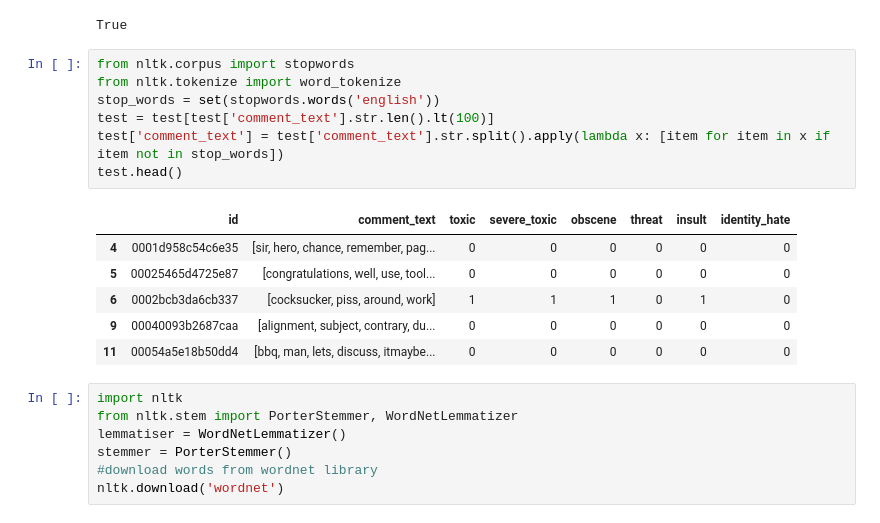
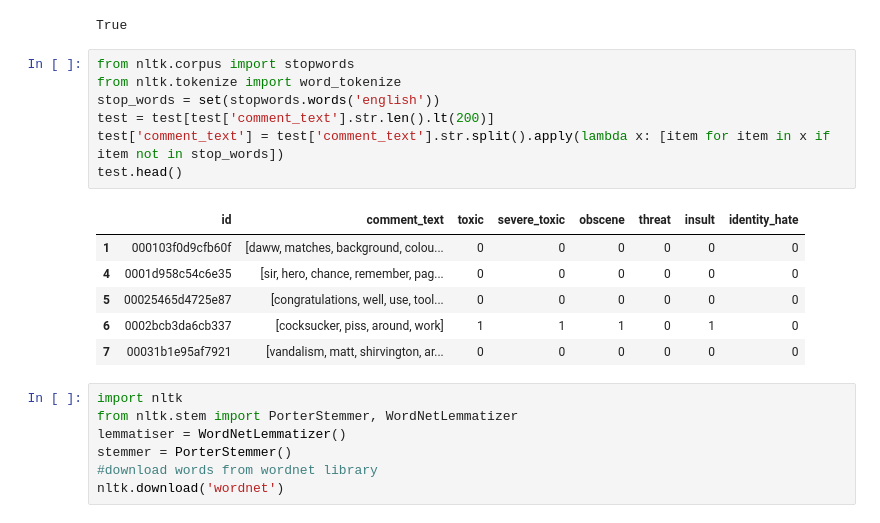
Before and after one commit to AbhishekMyana/ToxicityClassifier, a Jupyter notebook: ToxicityDetection.ipynb, the cells around one changed output. Drawn from its saved outputs; the diff is of its cells as text.

```diff
--- a/ToxicityDetection.ipynb
+++ b/ToxicityDetection.ipynb
@@ -92,17 +92,17 @@ True
 # %%
 from nltk.corpus import stopwords
 from nltk.tokenize import word_tokenize
 stop_words = set(stopwords.words('english'))
-test = test[test['comment_text'].str.len().lt(100)]
+test = test[test['comment_text'].str.len().lt(200)]
 test['comment_text'] = test['comment_text'].str.split().apply(lambda x: [item for item in x if item not in stop_words])
 test.head()
 # %% [output]
 |  | id | comment_text | toxic | severe_toxic | obscene | threat | insult | identity_hate |
+| 1 | 000103f0d9cfb60f | [daww, matches, background, colou... | 0 | 0 | 0 | 0 | 0 | 0 |
 | 4 | 0001d958c54c6e35 | [sir, hero, chance, remember, pag... | 0 | 0 | 0 | 0 | 0 | 0 |
 | 5 | 00025465d4725e87 | [congratulations, well, use, tool... | 0 | 0 | 0 | 0 | 0 | 0 |
 | 6 | 0002bcb3da6cb337 | [cocksucker, piss, around, work] | 1 | 1 | 1 | 0 | 1 | 0 |
-| 9 | 00040093b2687caa | [alignment, subject, contrary, du... | 0 | 0 | 0 | 0 | 0 | 0 |
-| 11 | 00054a5e18b50dd4 | [bbq, man, lets, discuss, itmaybe... | 0 | 0 | 0 | 0 | 0 | 0 |
+| 7 | 00031b1e95af7921 | [vandalism, matt, shirvington, ar... | 0 | 0 | 0 | 0 | 0 | 0 |
 # %%
 import nltk
 from nltk.stem import PorterStemmer, WordNetLemmatizer
```
Also changed, not shown: parts of 5 cells of this notebook.
